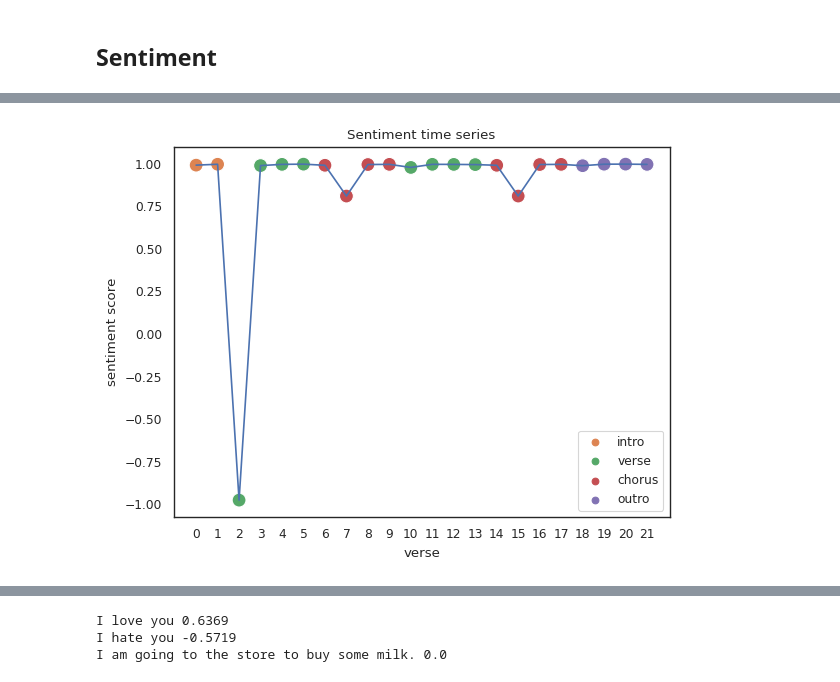
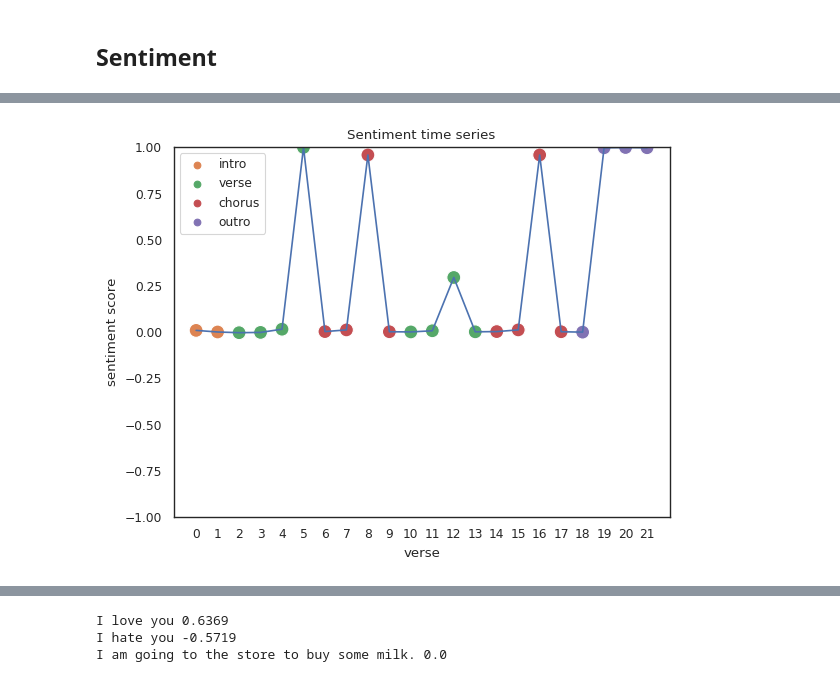
Before and after one commit to mattiapggioli/lyrics2ts, a Jupyter notebook: notebooks/06_sentiment_ts_generation.ipynb, the cells around one changed output, grey strips where cells are left out. Drawn from its saved outputs; the diff is of its cells as text; code cells hidden in the pictures.

```diff
--- a/notebooks/06_sentiment_ts_generation.ipynb
+++ b/notebooks/06_sentiment_ts_generation.ipynb
@@ -114,5 +117,4 @@ eg_lyrics
 # %% [markdown]
 ## Sentiment
 # %%
-#sent_pipeline = pipeline(model='distilbert-base-uncased-finetuned-sst-2-english')
-sent_pipeline = pipeline(model='siebert/sentiment-roberta-large-english')
+sent_pipeline = pipeline(model='j-hartmann/sentiment-roberta-large-english-3-classes')
@@ -130,12 +142,10 @@ def get_unique_sentiment(sentiment_output):
     # Map sentiment in a unique value ranging [-1,1]
     unique_sentiments = []
     for so in sentiment_output:
-        if so['label'] == 'POSITIVE':
-            pos = so['score']
-            neg = 1 - pos
-        else:
-            neg = so['score']
-            pos = 1- neg
+        neg = next((score['score']
+                    for score in so if score['label'] == 'negative'), None)
+        pos = next((score['score']
+                    for score in so if score['label'] == 'positive'), None)
         unique_sentiments.append(pos - neg)
     return unique_sentiments
 # %%
@@ -148,5 +158,5 @@ list(zip(sentences, unique_scores))
 # %%
-eg_sentibert_ts = get_unique_sentiment(sent_pipeline(eg_lyrics))
+eg_sentibert_ts = get_unique_sentiment(sent_pipeline(eg_lyrics, top_k=None))
 # %%
 parts_of_lyrics = list(toy_lyrics['part'])
 color_map = {}
@@ -156,15 +166,16 @@ for idx, part_of_lyrics in enumerate(list(dict.fromkeys(parts_of_lyrics))):
 # %%
 fig, ax = plt.subplots()
 ax = plt.plot(eg_sentibert_ts)
 # Draw dots representing parts of the lyrics
 ax = sns.scatterplot(y = eg_sentibert_ts,
                      x = range(len(eg_sentibert_ts)),
                      hue=parts_of_lyrics, s=100,
                      palette=color_map)
 ax.set_xticks(range(len(eg_sentibert_ts)))
 ax.set_xlabel('verse')
 ax.set_ylabel('sentiment score')
 ax.set_title('Sentiment time series')
+ax.set_ylim(-1, 1)
 tikzplotlib.save('../tikz/sentibert_ts.tex')
 # %% [output]
-[figure, old version]
+[figure, new version]
```
Also changed, not shown: parts of 26 cells of this notebook, 9 other files.
